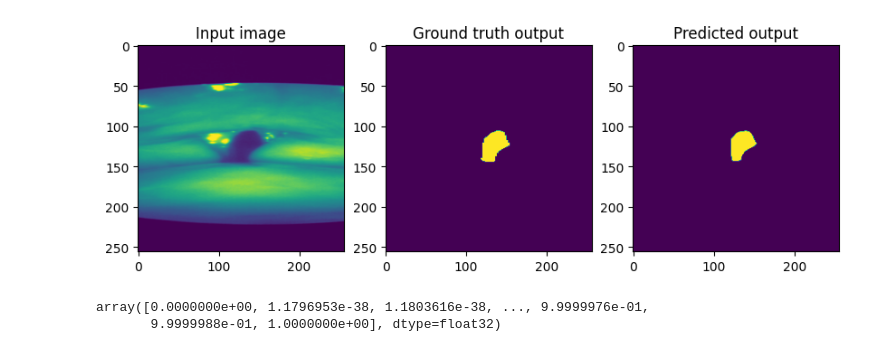
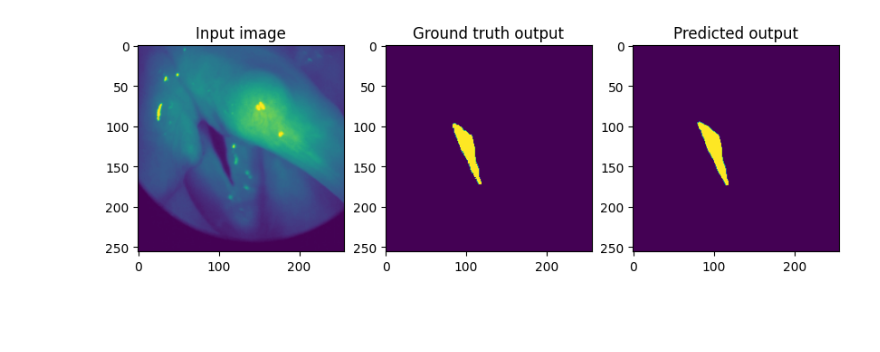
Before and after one commit to Hamed-kalak/UNet, a Jupyter notebook: bagls.ipynb, the cells around one changed output. Saved outputs shown, nothing was run; the diff lists cells and outputs as text; code cells hidden in the pictures; blank space fills up the shorter version.

```diff
--- a/bagls.ipynb
+++ b/bagls.ipynb
@@ -79,18 +163,0 @@ Number of samples in test set: 350
-# %%
-x = np.random.randint(0,350)
-datas = ([x_train, y_train],[x_val, y_val],[x_test, y_test])
-cap = (['x_train', 'y_train'],['x_val', 'y_val'],['x_test', 'y_test'])
-i = 3
-j = 2
-fig, axs = plt.subplots(i, j, figsize=(10, 10))
-
-ix = -1
-for ix in range(i):
-    for jx in range(j):
-        axs[ix,jx].imshow(datas[ix][jx][x])
-        axs[ix,jx].set_title(cap[ix][jx])
-        axs[ix,jx].imshow(datas[ix][jx][x])
-        axs[ix,jx].set_title(cap[ix][jx])
-
-
-plt.show()
@@ -203,6 +246,9 @@ loss = DiceLoss()
 metric = IOUScore()
 # %%
 model.compile(optimizer = 'Adam', loss = loss, metrics = [metric])
-history = model.fit(x_train, y_train, validation_data=[x_val, y_val], epochs=20, batch_size=30)
+history = model.fit(DataGenerator(X_train, Y_train, batch_size=32),
+                    epochs=20,
+                    callbacks=earlystop_callback,
+                    validation_data=DataGenerator(X_val, Y_val, batch_size=32))
 # %% [output]
 Epoch 1/20
@@ -247,24 +292,25 @@ np.shape(y_pred)
 # %%
 # Choose an index i to plot
-i = random_num = np.random.randint(0,300)
+
+test = DataGenerator(x,y,batch_size=1,aug=False)
+img,mask = test.__getitem__(2)
+y_pred = model.predict(img)
 
 # Create a figure with three subplots arranged horizontally
 fig, axs = plt.subplots(1, 3, figsize=(10, 5))
 
 # Plot the input image in the first subplot
-axs[0].imshow(x_test[i])
+axs[0].imshow(img[0])
 axs[0].set_title('Input image')
 
 # Plot the ground truth output in the second subplot
-axs[1].imshow(y_test[i])
+axs[1].imshow(mask[0])
 axs[1].set_title('Ground truth output')
 
 # Plot the predicted output in the third subplot
-axs[2].imshow(y_pred[i])
+axs[2].imshow(y_pred[0])
 axs[2].set_title('Predicted output')
 
 # Show the figure
 plt.show()
-
-np.unique(y_pred[i])
 # %% [output]
@@ -271,3 +318 @@ np.unique(y_pred[i])
-[figure, old version]
+[figure, new version]
-array([0.0000000e+00, 1.1796953e-38, 1.1803616e-38, ..., 9.9999976e-01,
-       9.9999988e-01, 1.0000000e+00], dtype=float32)
```
Also changed, not shown: parts of 17 cells of this notebook.
